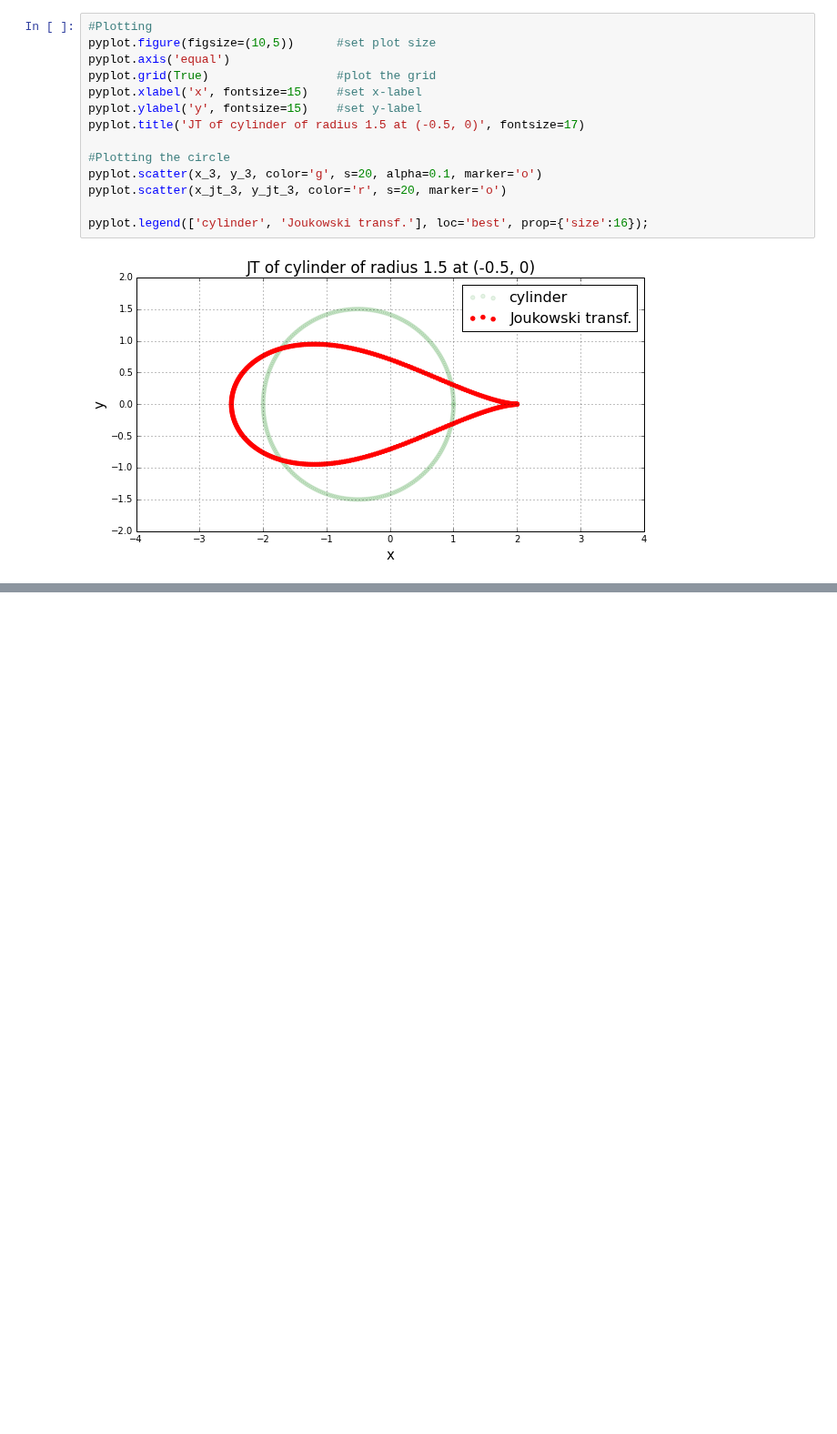
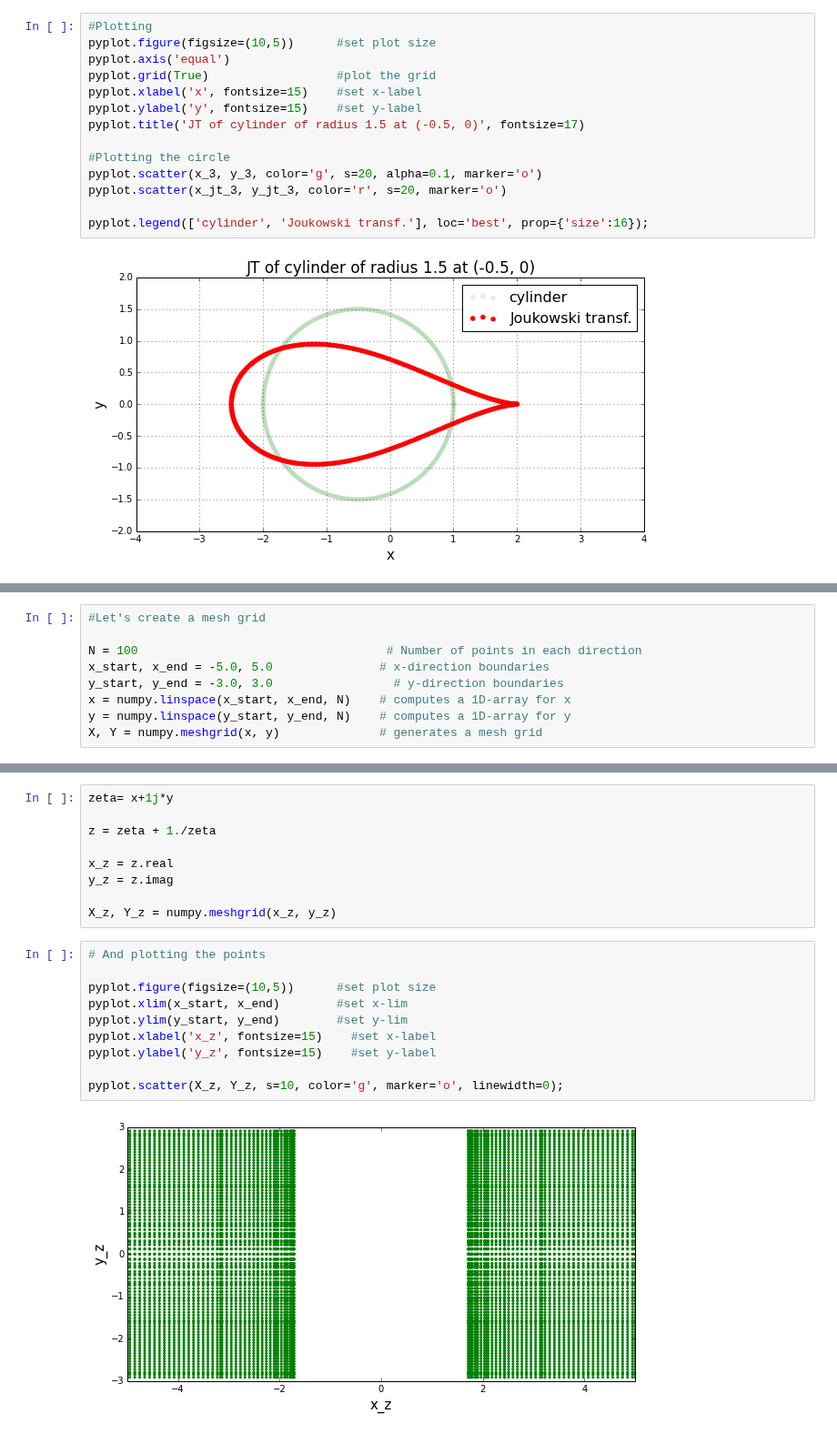
Before and after one commit to engamohd/AeroPython, a Jupyter notebook: my_codes/Joukowski_transformation.ipynb, the cells around one changed output, grey strips where cells are left out. Shown at 91% size. Drawn from its saved outputs; the diff is of its cells as text; blank space fills up the shorter version.

```diff
--- a/my_codes/Joukowski_transformation.ipynb
+++ b/my_codes/Joukowski_transformation.ipynb
@@ -123,0 +146,9 @@ pyplot.legend(['cylinder', 'Joukowski transf.'], loc='best', prop={'size':16});
+# %%
+#Let's create a mesh grid
+
+N = 100                                   # Number of points in each direction
+x_start, x_end = -5.0, 5.0               # x-direction boundaries
+y_start, y_end = -3.0, 3.0                 # y-direction boundaries
+x = numpy.linspace(x_start, x_end, N)    # computes a 1D-array for x
+y = numpy.linspace(y_start, y_end, N)    # computes a 1D-array for y
+X, Y = numpy.meshgrid(x, y)              # generates a mesh grid
@@ -123,0 +203,21 @@ pyplot.legend(['cylinder', 'Joukowski transf.'], loc='best', prop={'size':16});
+# %%
+zeta= x+1j*y
+
+z = zeta + 1./zeta
+
+x_z = z.real
+y_z = z.imag
+
+X_z, Y_z = numpy.meshgrid(x_z, y_z)
+# %%
+# And plotting the points
+
+pyplot.figure(figsize=(10,5))      #set plot size
+pyplot.xlim(x_start, x_end)        #set x-lim
+pyplot.ylim(y_start, y_end)        #set y-lim
+pyplot.xlabel('x_z', fontsize=15)    #set x-label
+pyplot.ylabel('y_z', fontsize=15)    #set y-label
+
+pyplot.scatter(X_z, Y_z, s=10, color='g', marker='o', linewidth=0);
+# %% [output]
+[figure, added]
```
Also changed, not shown: parts of 12 cells of this notebook.
